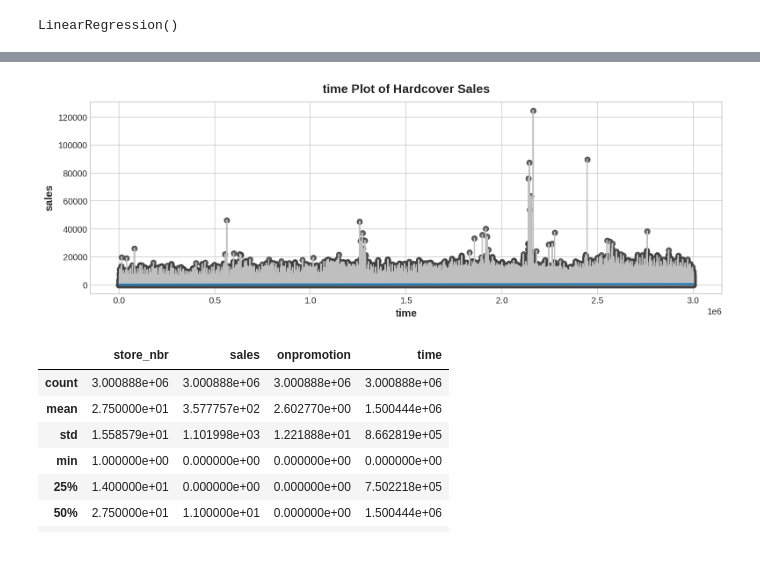
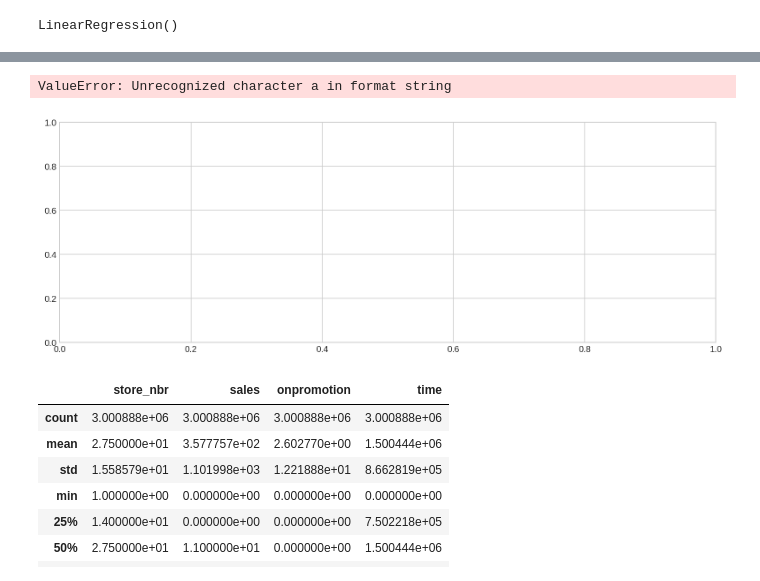
Before and after one commit to RodrigoHernan/intro-ml, a Jupyter notebook: time-series-forecasting/main.ipynb, the cells around one changed output, grey strips where cells are left out. Cells and saved outputs as stored; diff of their text form; code cells hidden in the pictures.

```diff
--- a/time-series-forecasting/main.ipynb
+++ b/time-series-forecasting/main.ipynb
@@ -57,11 +135,12 @@ y_pred = pd.Series(model.predict(X))
 # %%
-
 fig, ax = plt.subplots()
-ax.plot('time', 'sales', data=train, color='0.75')
-ax = sns.regplot(x='time', y='sales', data=train, ci=None, scatter_kws=dict(color='0.25'))
+# ax.plot('index', 'sales', data=train, color='0.75')
+ax.plot('index', 'sales', color='0.75')
+# ax = sns.regplot(x='index', y='sales', data=train, ci=None, scatter_kws=dict(color='0.25'))
 ax.set_title('time Plot of Hardcover Sales');
 # %% [output]
+ValueError: Unrecognized character a in format string
-[figure, old version]
+[figure, new version]
 # %%
 train.describe()
 # %% [output]
```
Also changed, not shown: parts of 9 cells of this notebook.
